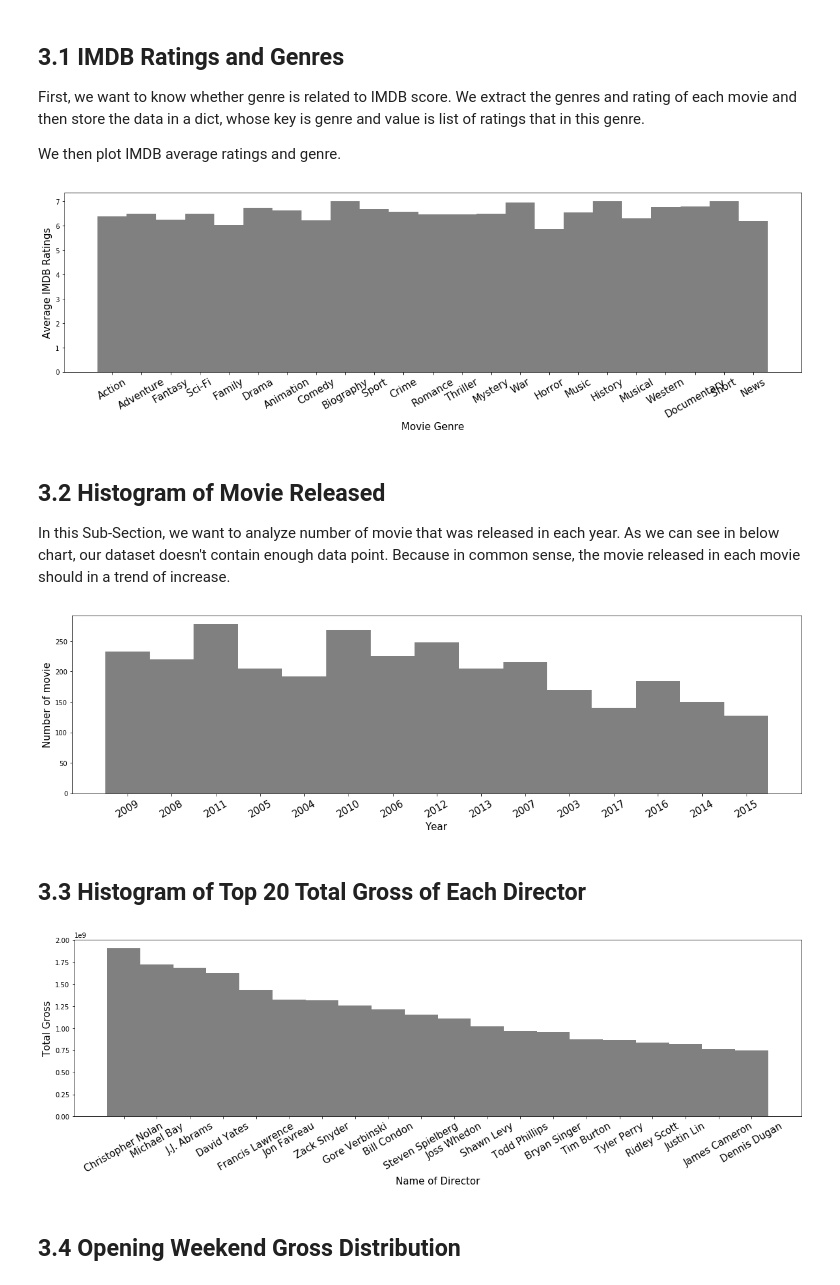
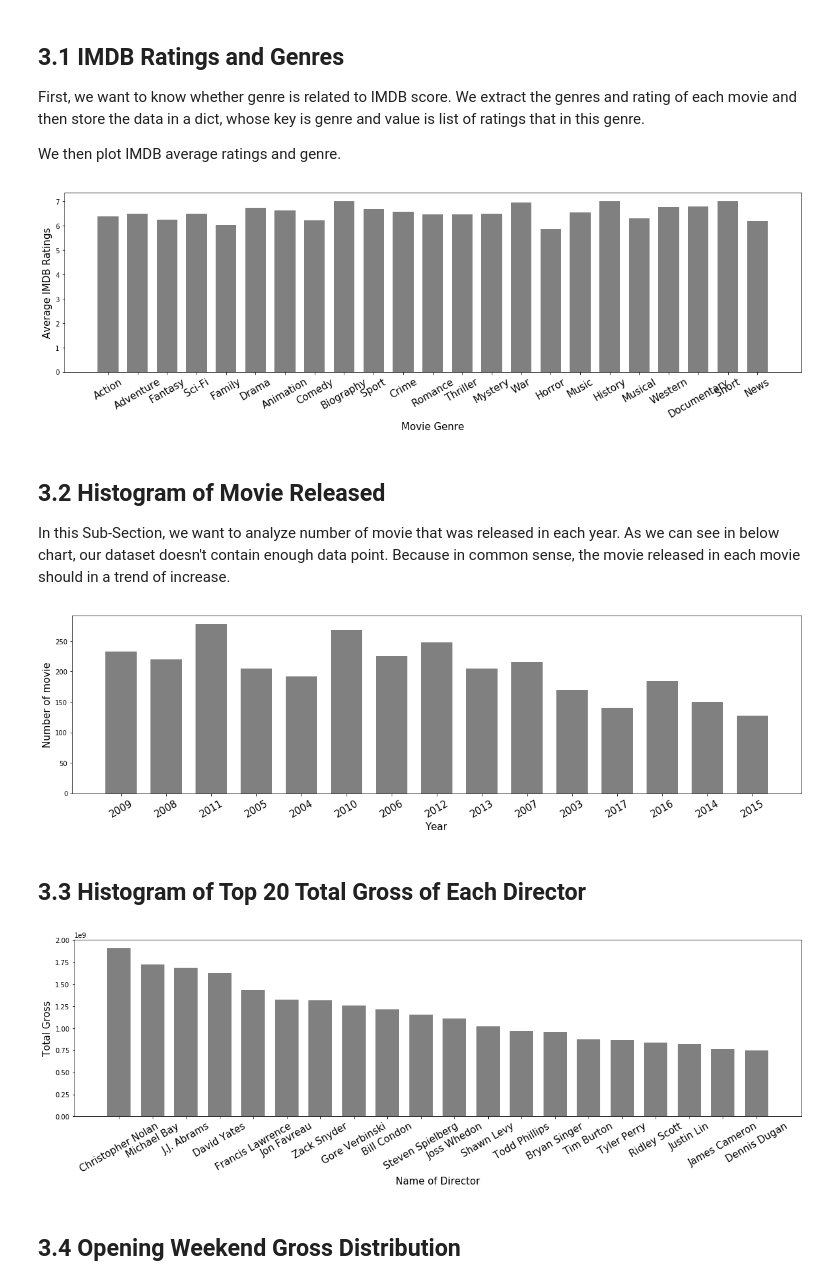
Before and after one commit to cozybed/15-688-movie_predictor, a Jupyter notebook: final_report/rp_scratch.ipynb, the cells around one changed output. Drawn from its saved outputs; the diff is of its cells as text; code cells hidden in the pictures.

```diff
--- a/final_report/rp_scratch.ipynb
+++ b/final_report/rp_scratch.ipynb
@@ -93,14 +96,15 @@ index = range(len(keys))
 mean_ratings = [np.mean(genre_dict[x]) for x in genre_dict]
 # %%
 plt.figure(figsize=(20,5))
+width = 0.7
 ax=plt.subplot(111)
 plt.bar(index, mean_ratings, width, color="grey")
 plt.xticks(index, keys, fontsize=15, rotation=30)
 plt.ylabel('Average IMDB Ratings',fontsize=15)
 ax.set_xlabel("Movie Genre",fontsize=15)
 plt.show()
 # %% [output]
-[figure, old version]
+[figure, new version]
 # %% [markdown]
 ## 3.2 Histogram of Movie Released
 In this Sub-Section, we want to analyze number of movie that was released in each year. As we can see in below chart, our dataset doesn't contain enough data point. Because in common sense, the movie released in each movie should in a trend of increase.
@@ -119,7 +123,7 @@ plt.ylabel('Number of movie',fontsize=15)
 ax.set_xlabel("Year",fontsize=15)
 plt.show()
 # %% [output]
-[figure, old version]
+[figure, new version]
 # %% [markdown]
 ## 3.3 Histogram of Top 20 Total Gross of Each Director
 # %%
@@ -142,7 +146,7 @@ plt.ylabel('Total Gross',fontsize=15)
 ax.set_xlabel("Name of Director",fontsize=15)
 plt.show()
 # %% [output]
-[figure, old version]
+[figure, new version]
 # %% [markdown]
 ## 3.4 Opening Weekend Gross Distribution
 # %%
```
Also changed, not shown: parts of 6 cells of this notebook.
